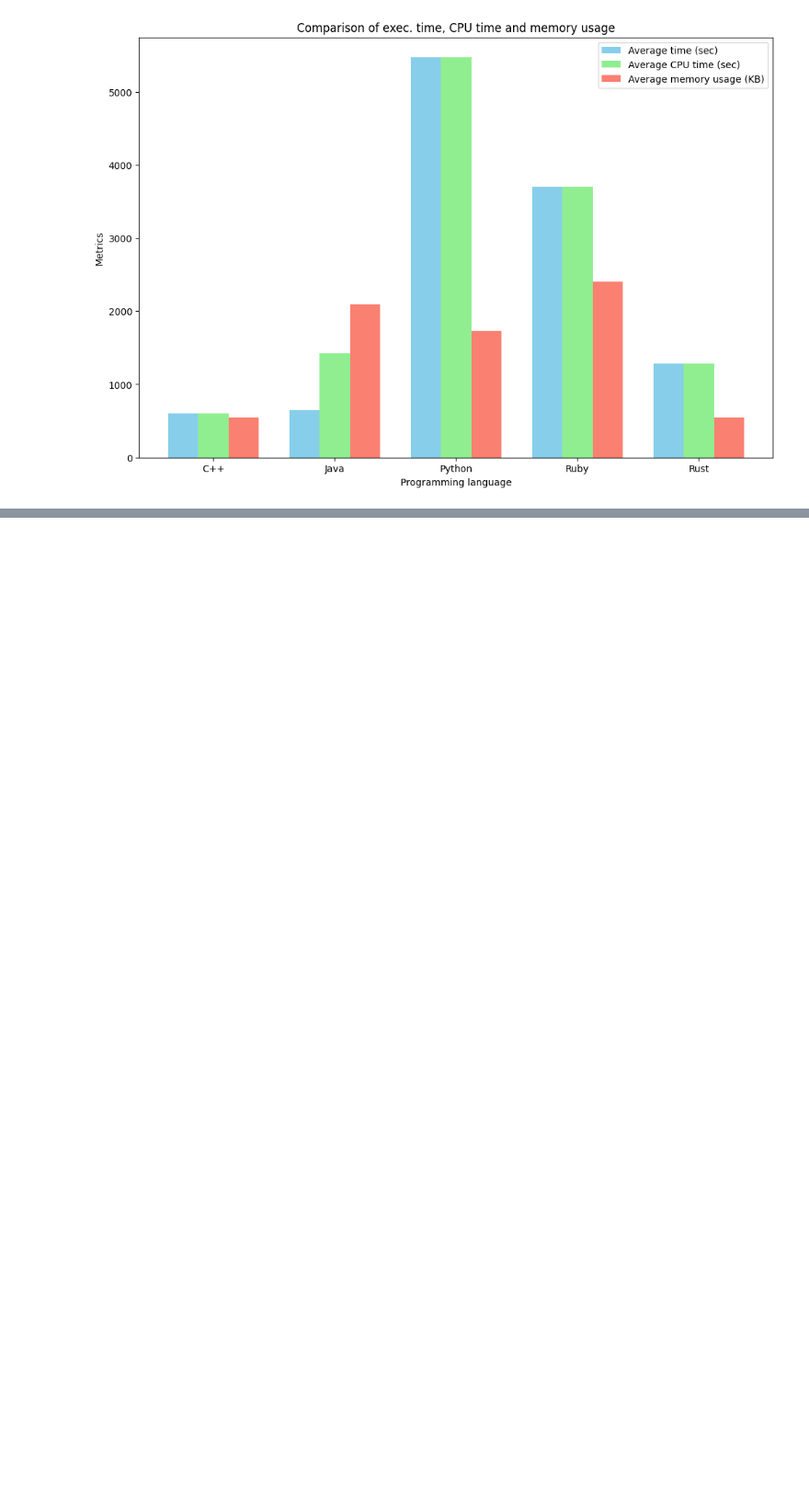
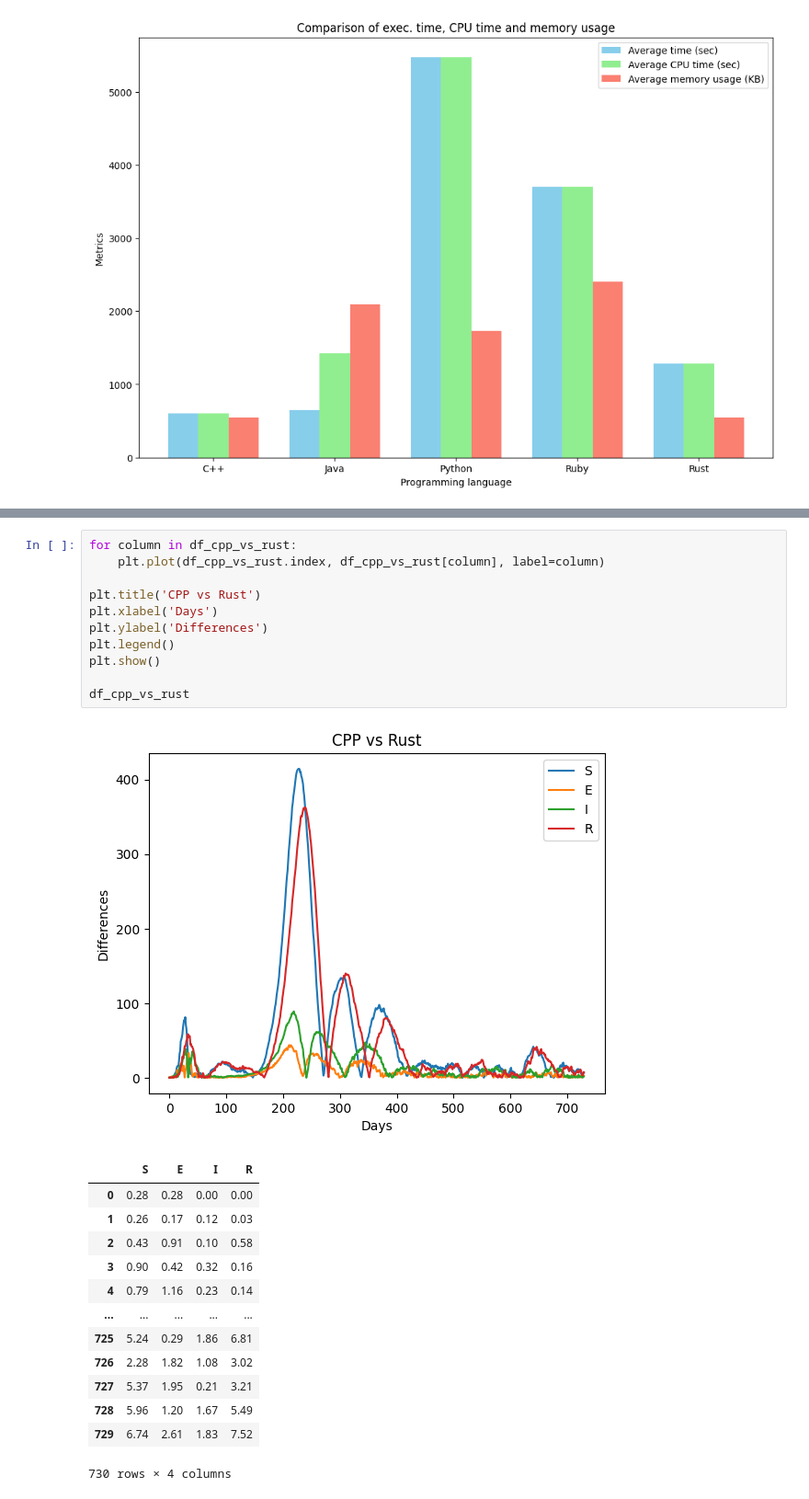
Before and after one commit to reynaldesgr/SMA-Multi-Languages, a Jupyter notebook: notebook-sim/results.ipynb, the cells around one changed output, grey strips where cells are left out. Shown at 92% size. Saved outputs shown, nothing was run; the diff lists cells and outputs as text; blank space fills up the shorter version.

```diff
--- a/notebook-sim/results.ipynb
+++ b/notebook-sim/results.ipynb
@@ -341,0 +480,26 @@ plt.show()
+# %%
+for column in df_cpp_vs_rust:
+    plt.plot(df_cpp_vs_rust.index, df_cpp_vs_rust[column], label=column)
+
+plt.title('CPP vs Rust')
+plt.xlabel('Days')
+plt.ylabel('Differences')
+plt.legend()
+plt.show()
+
+df_cpp_vs_rust
+# %% [output]
+[figure, added]
+|  | S | E | I | R |
+| 0 | 0.28 | 0.28 | 0.00 | 0.00 |
+| 1 | 0.26 | 0.17 | 0.12 | 0.03 |
+| 2 | 0.43 | 0.91 | 0.10 | 0.58 |
+| 3 | 0.90 | 0.42 | 0.32 | 0.16 |
+| 4 | 0.79 | 1.16 | 0.23 | 0.14 |
+| ... | ... | ... | ... | ... |
+| 725 | 5.24 | 0.29 | 1.86 | 6.81 |
+| 726 | 2.28 | 1.82 | 1.08 | 3.02 |
+| 727 | 5.37 | 1.95 | 0.21 | 3.21 |
+| 728 | 5.96 | 1.20 | 1.67 | 5.49 |
+| 729 | 6.74 | 2.61 | 1.83 | 7.52 |
+730 rows × 4 columns
```
Also changed, not shown: parts of 4 cells of this notebook.
